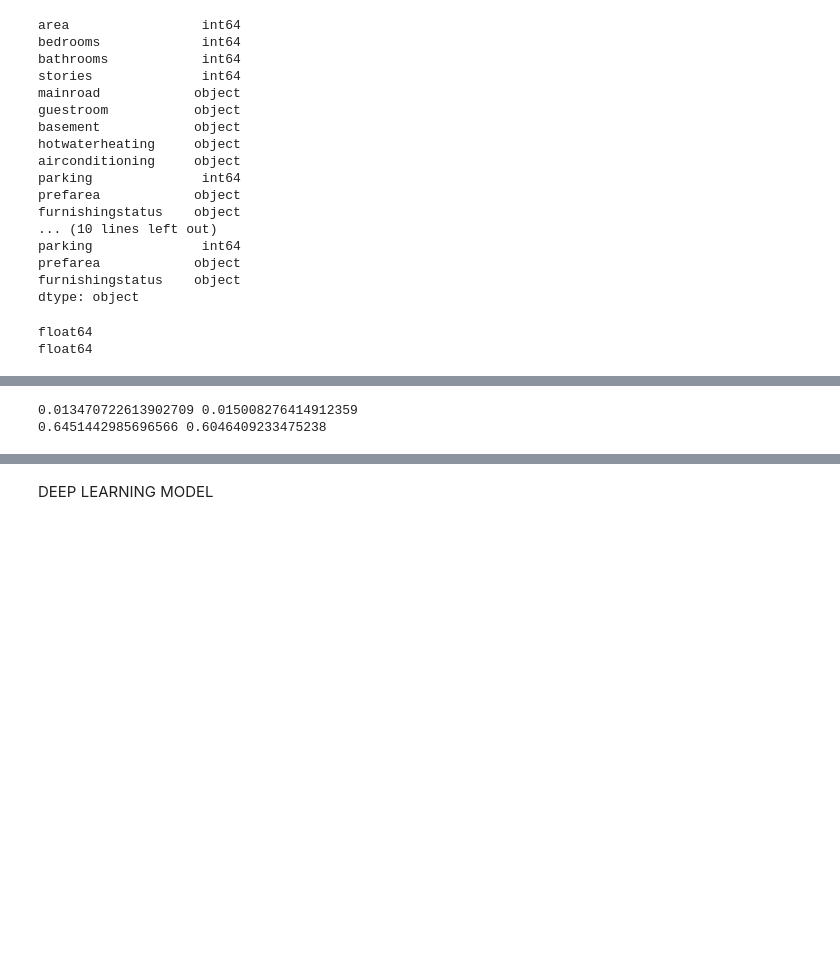
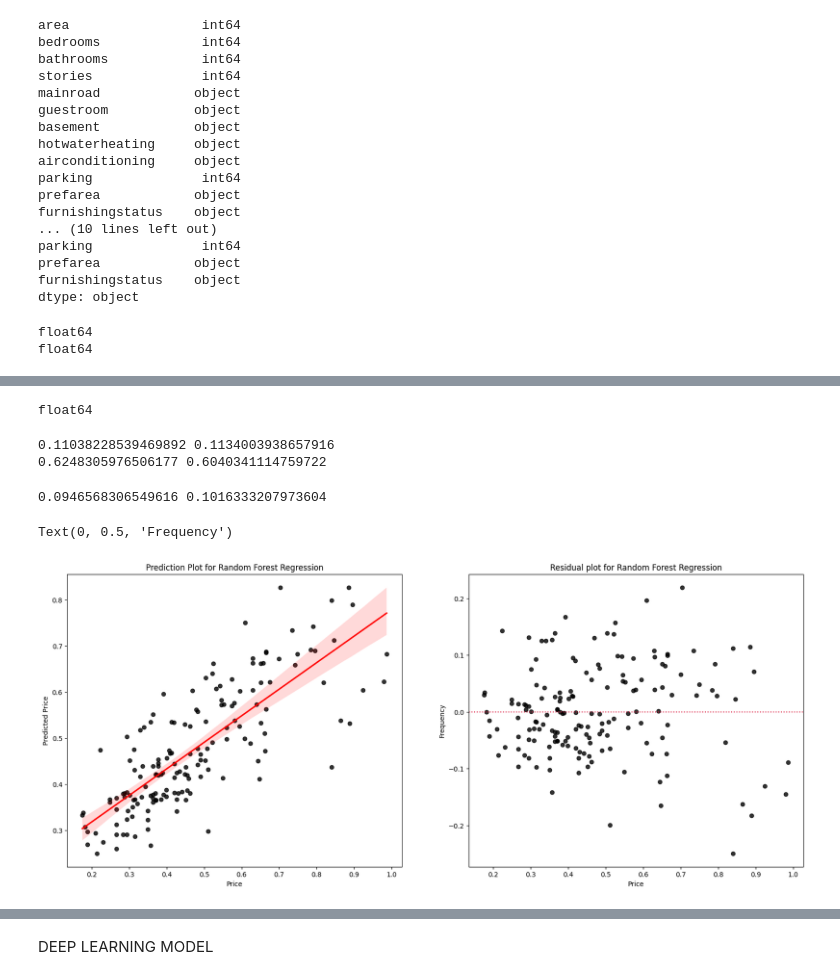
Before and after one commit to sumanbhattarai58/Deep_learning_projects, a Jupyter notebook: house_price_prediction.ipynb, the cells around one changed output, grey strips where cells are left out. Saved outputs shown, nothing was run; the diff lists cells and outputs as text; code cells hidden in the pictures; blank space fills up the shorter version.

```diff
--- a/house_price_prediction.ipynb
+++ b/house_price_prediction.ipynb
@@ -286,11 +286,11 @@ PREPROCESSING
 # %%
 preprocessor = make_column_transformer(
     (MinMaxScaler(), feature_num),
-    (OneHotEncoder(handle_unknown='ignore'), feature_cat)
+    (OneHotEncoder(handle_unknown='ignore',sparse_output=False), feature_cat)
 )
 # %%
 #Train-Test split
-X_train, X_test, y_train, y_test = train_test_split(X, y, test_size=0.2, random_state=42)
+X_train, X_test, y_train, y_test = train_test_split(X, y, test_size=0.3, random_state=42)
 # %%
 print(X_train.dtypes,y_train.dtypes)
 print(X_test.dtypes)
@@ -330,3 +330,8 @@ print(X_test.shape)
+# %%
+lr_model= LinearRegression ()
+lr_model.fit(X_train, y_train)
+lr_pred_test = lr_model.predict(X_test)
+lr_pred_train = lr_model.predict(X_train)
 # %%
 rf_model =  RandomForestRegressor(
     n_estimators=100,
@@ -336,6 +341,10 @@ rf_model =  RandomForestRegressor(
 )
 rf_model.fit(X_train, y_train)
 rf_pred = rf_model.predict(X_test)
+# %%
+print(X_train.dtype)
+# %% [output]
+float64
 # %%
 xg_model = XGBRegressor(
     n_estimators=100,
@@ -348,15 +357,40 @@ xg_pred = xg_model.predict(X_test)
 # %%
 #errors
 
-#mean squared error
-rf_mse = mean_squared_error(y_test, rf_pred)
-xg_mse = mean_squared_error(y_test, xg_pred)
-print(rf_mse, xg_mse)
+# root mean squared error
+rf_rmse = root_mean_squared_error(y_test, rf_pred)
+xg_rmse = root_mean_squared_error(y_test, xg_pred)
+print(rf_rmse, xg_rmse)
 
 #r2 score
 rf_r2 = r2_score(y_test, rf_pred)
 xg_r2 = r2_score(y_test, xg_pred)
 print(rf_r2, xg_r2 )
 # %% [output]
-0.013470722613902709 0.015008276414912359
-0.6451442985696566 0.6046409233475238
+0.11038228539469892 0.1134003938657916
+0.6248305976506177 0.6040341114759722
+# %%
+lr_rmse_train = root_mean_squared_error(y_train, lr_pred_train)
+lr_rmse_test = root_mean_squared_error(y_test, lr_pred_test)
+print( lr_rmse_train, lr_rmse_test)
+# %% [output]
+0.0946568306549616 0.1016333207973604
+# %%
+plt.figure(figsize=(20,8))
+# Prediction plot
+ax1 = plt.subplot(1,2,1)
+sns.regplot(data=data,x=y_test,y=rf_pred ,scatter_kws={"color": "black"}, line_kws={"color": "red"})
+plt.title('Prediction Plot for Random Forest Regression')
+plt.xlabel('Price')
+plt.ylabel('Predicted Price')
+
+#Residual plot
+ax2 = plt.subplot(1,2,2)
+ax=sns.residplot(data= y,x=y_test,y=rf_pred,color='black')
+ax.lines[0].set_color('crimson')
+plt.title('Residual plot for Random Forest Regression')
+plt.xlabel('Price')
+plt.ylabel('Frequency')
+# %% [output]
+Text(0, 0.5, 'Frequency')
+[figure, added]
```
Also changed, not shown: parts of 19 cells of this notebook.
